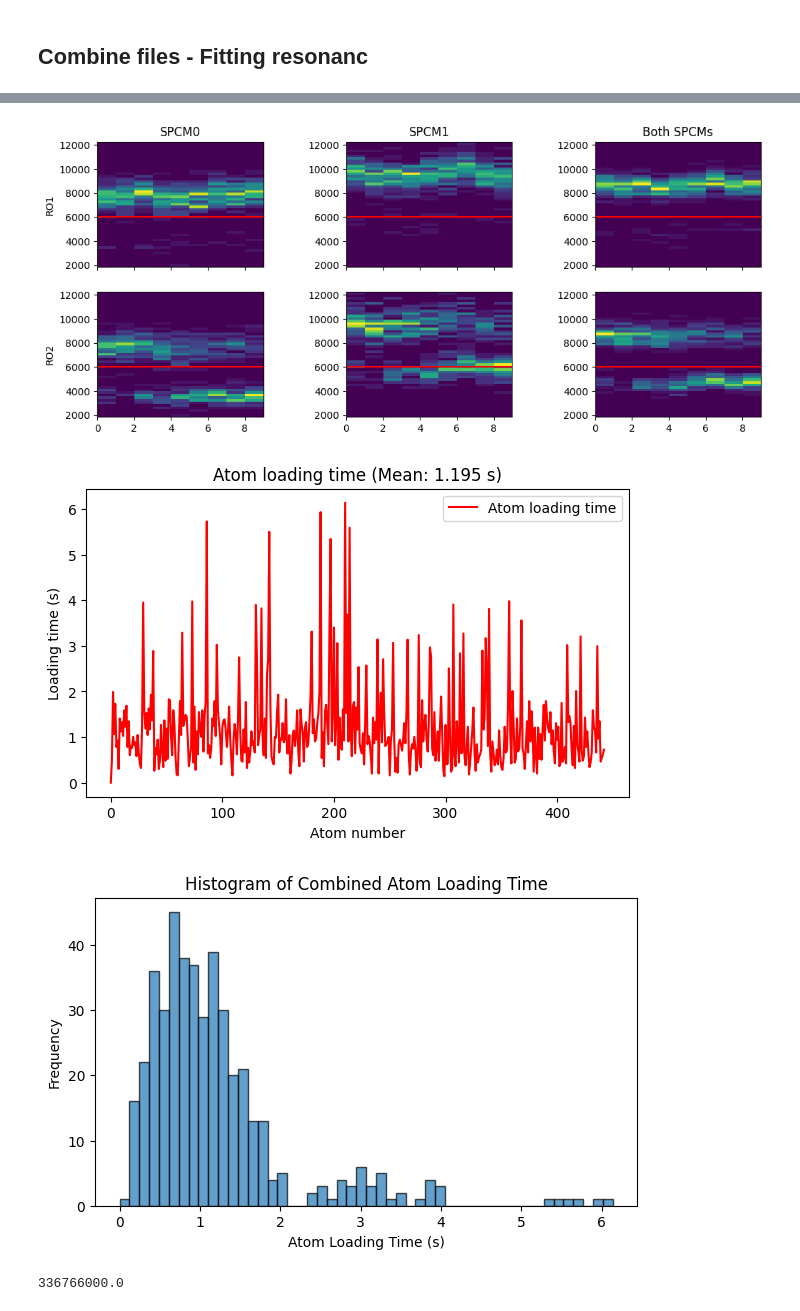
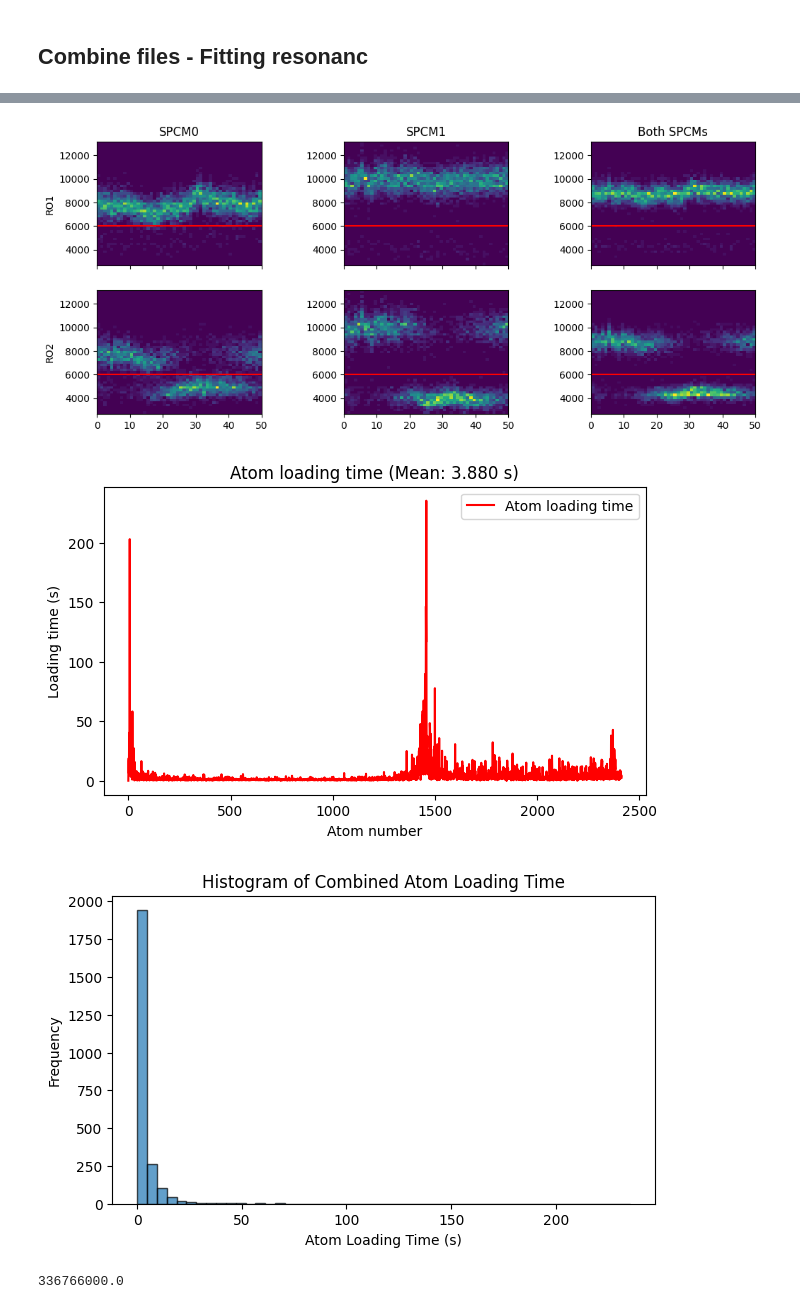
Before and after one commit to QuantumQuadrate/qn_artiq_routines, a Jupyter notebook: Analysis/Microwave analysis/Microwave_analysis_2025.ipynb, the cells around one changed output, grey strips where cells are left out. Drawn from its saved outputs; the diff is of its cells as text; code cells hidden in the pictures.

```diff
--- a/Analysis/Microwave analysis/Microwave_analysis_2025.ipynb
+++ b/Analysis/Microwave analysis/Microwave_analysis_2025.ipynb
@@ -2,7 +2,7 @@
 # Mapping atom analysis
 Valid for experiments from 2025-04-30 until ...
 # %%
-date_filters = ["2025-12-12"]
+date_filters = ["2025-12-13"]
 
 from matplotlib import pyplot as plt
 import matplotlib as mpl
@@ -79,7 +71,7 @@ With fitting the resonance for microwave scans
 """
 ### the file(s) to analyze:
 file_indices = {
-    43:'',
+    7:'',
     # 26:'',
     # 38:'',
     # 36:'HWP=1.875, QWP=4.5',
@@ -411,6 +403,6 @@ center=335282658.0321±2149.7878, sigma=36405.9280±3769.2160, ampl=0.6409±0.04
-[figure, old version]
+[figure, new version]
-[figure, old version]
+[figure, new version]
-[figure, old version]
+[figure, new version]
 # %%
 minscan_sequence1
 # %% [output]
```
Also changed, not shown: parts of 2 cells of this notebook, 3 other files.
